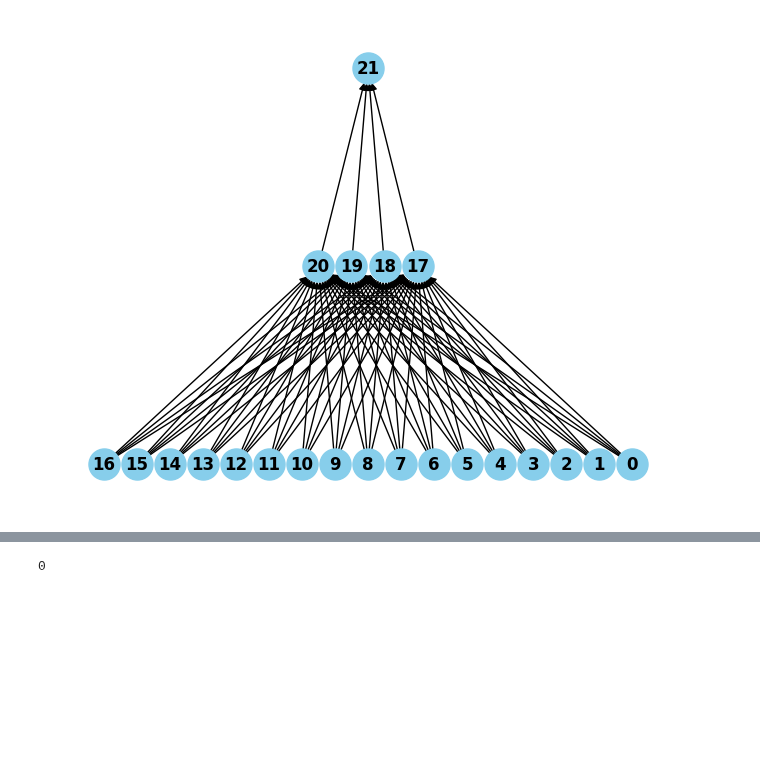
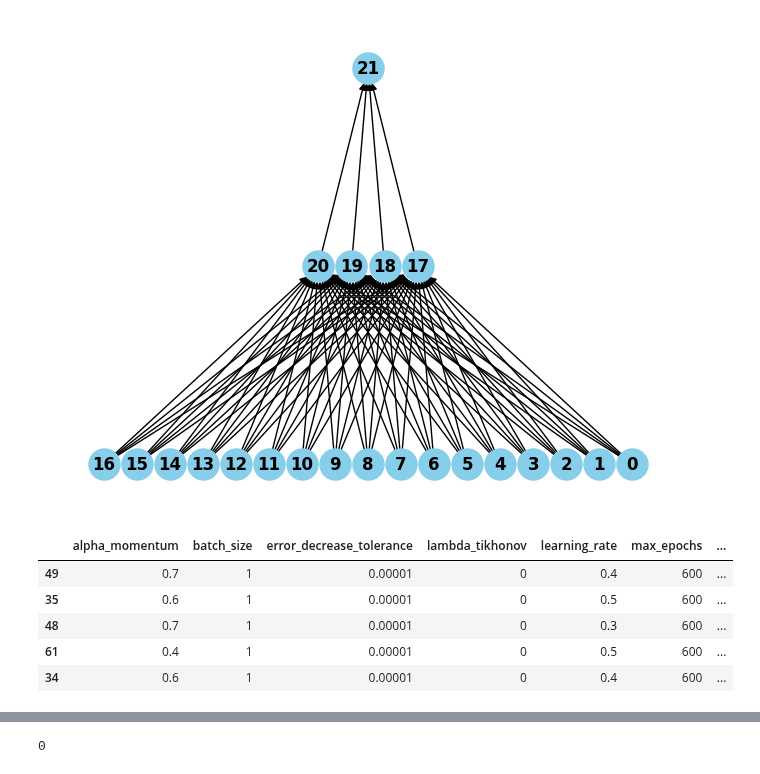
Before and after one commit to JacopoRaffi/ML_Proj_NN, a Jupyter notebook: notebook/nn_test_monk_2.ipynb, the cells around one changed output, grey strips where cells are left out. Saved outputs shown, nothing was run; the diff lists cells and outputs as text; code cells hidden in the pictures; blank space fills up the shorter version.

Commit message:
Monk 2 Model Selection done

```diff
--- a/notebook/nn_test_monk_2.ipynb
+++ b/notebook/nn_test_monk_2.ipynb
@@ -93,6 +93,23 @@ hyperparam_grid = {
 }
 
 MS.grid_searchKF(training_set, hyperparam_grid, 5, 4, False)
+# %%
+df = pd.read_csv('../data/gs_data/monk_2_selection.csv')
+
+df.sample(3, random_state=RANDOM_STATE)
+
+df['mean_metrics'] = df['mean_metrics'].apply(lambda x: ast.literal_eval(x))
+
+df = df.sort_values(by=['mean_metrics'], ascending=True)
+# %%
+df.head(5)
+# %% [output]
+|  | alpha_momentum | batch_size | error_decrease_tolerance | lambda_tikhonov | learning_rate | max_epochs | ... |
+| 49 | 0.7 | 1 | 0.00001 | 0 | 0.4 | 600 | ... |
+| 35 | 0.6 | 1 | 0.00001 | 0 | 0.5 | 600 | ... |
+| 48 | 0.7 | 1 | 0.00001 | 0 | 0.3 | 600 | ... |
+| 61 | 0.4 | 1 | 0.00001 | 0 | 0.5 | 600 | ... |
+| 34 | 0.6 | 1 | 0.00001 | 0 | 0.4 | 600 | ... |
 # %%
 NN = NeuralNetwork(topology, -0.75, 0.75, False, RANDOM_STATE)
 # %%
```
Also changed, not shown: parts of 6 cells of this notebook.
